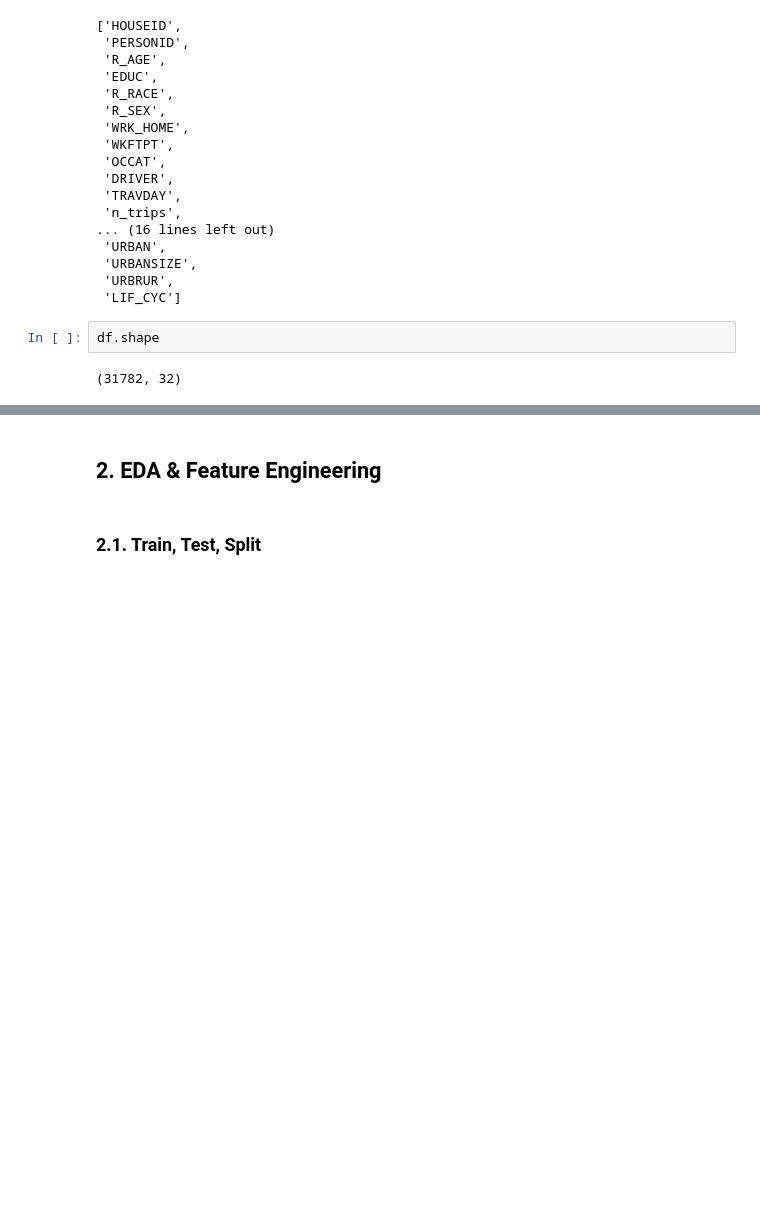
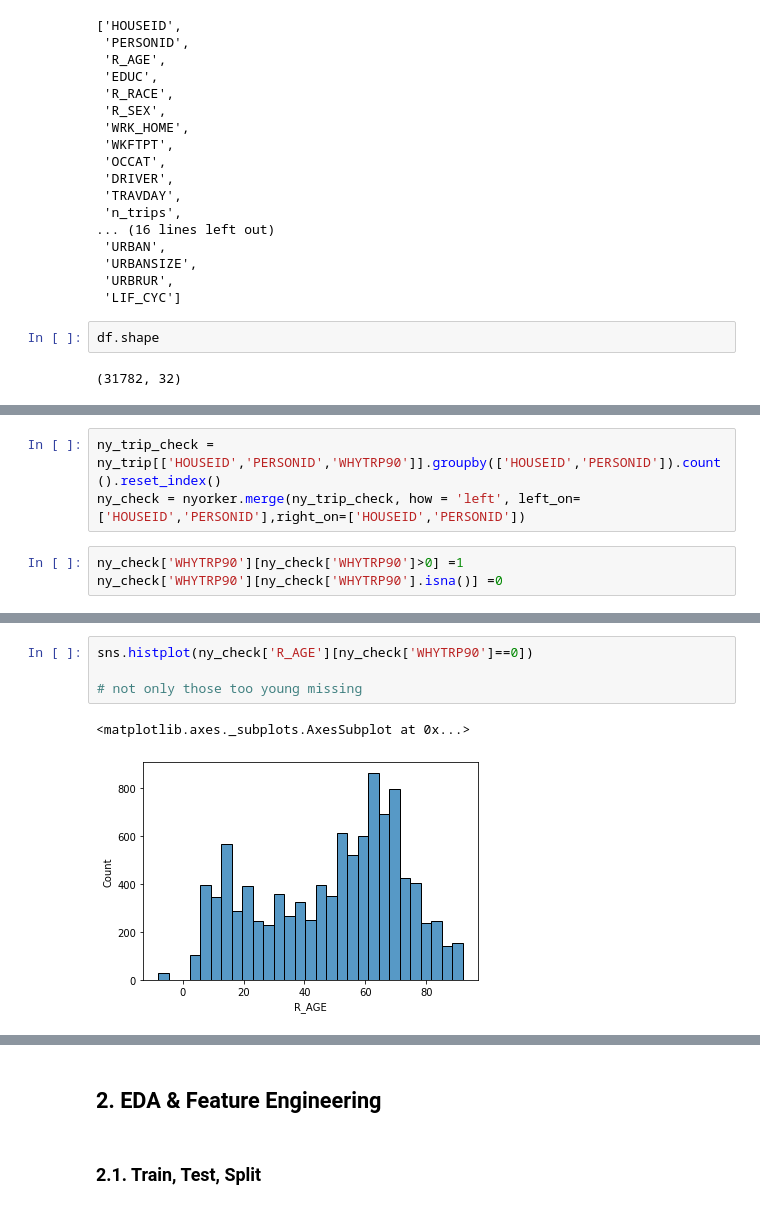
Before and after one commit to seanteohyh/AML_US_Traffic, a Jupyter notebook: NY Person Trip Predictor.ipynb, the cells around one changed output, grey strips where cells are left out. Saved outputs shown, nothing was run; the diff lists cells and outputs as text; blank space fills up the shorter version.

Commit message:
person trips found a reason

```diff
--- a/NY Person Trip Predictor.ipynb
+++ b/NY Person Trip Predictor.ipynb
@@ -175,0 +176,6 @@ df.shape
+# %%
+ny_trip_check = ny_trip[['HOUSEID','PERSONID','WHYTRP90']].groupby(['HOUSEID','PERSONID']).count().reset_index()
+ny_check = nyorker.merge(ny_trip_check, how = 'left', left_on=['HOUSEID','PERSONID'],right_on=['HOUSEID','PERSONID'])
+# %%
+ny_check['WHYTRP90'][ny_check['WHYTRP90']>0] =1
+ny_check['WHYTRP90'][ny_check['WHYTRP90'].isna()] =0
@@ -175,0 +197,7 @@ df.shape
+# %%
+sns.histplot(ny_check['R_AGE'][ny_check['WHYTRP90']==0])
+
+# not only those too young missing
+# %% [output]
+<matplotlib.axes._subplots.AxesSubplot at 0x...>
+[figure, added]
```
Also changed, not shown: parts of 5 cells of this notebook.
